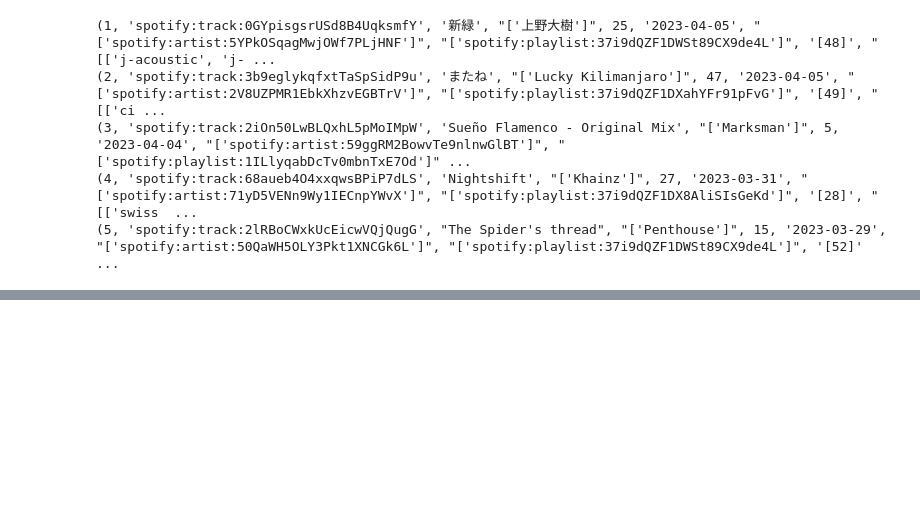
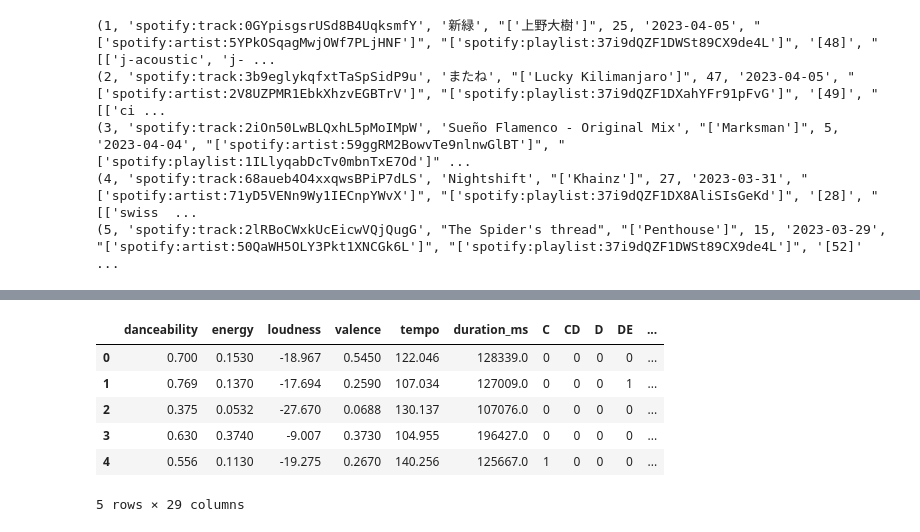
Before and after one commit to kcwaggs/project-4, a Jupyter notebook: resources/sql-resources/sql.ipynb, the cells around one changed output, grey strips where cells are left out. Cells and saved outputs as stored; diff of their text form; code cells hidden in the pictures; blank space fills up the shorter version.

Commit message:
added additional queries for modeling

```diff
--- a/resources/sql-resources/sql.ipynb
+++ b/resources/sql-resources/sql.ipynb
@@ -145,0 +210,14 @@ with open(additional_attributes_csv, 'w', newline='') as file:
+# %%
+# audio features model with thresholds
+model_three = ['danceability', 'energy', 'loudness', 'valence', 'tempo', 'duration_ms','C', 'CD', 'D', 'DE', 'E', 'F', 'FG', 'G', 'GA', 'A', 'AB', 'B', 'mode_minor', 'mode_major', 'speechiness_mixed', 'speechiness_non_speech', 'speechiness_speech', 'instrumentalness_above_5', 'instrumentalness_below_5', 'is_live', 'is_not_live', 'time_signature_4_4', 'time_signature_other']
+
+model_three_query = f"select {', '.join(model_three)} from dataset"
+result = session.execute(model_three_query)
+for i, row in enumerate(result):
+    if i >= 5:
+        break
+    print(row)
+
+# create model dataframe
+model_three_rows = result.fetchall()
+model_three_df = pd.DataFrame(model_three_rows, columns = model_three)
@@ -145,0 +230,10 @@ with open(additional_attributes_csv, 'w', newline='') as file:
+# %%
+model_three_df.head()
+# %% [output]
+|  | danceability | energy | loudness | valence | tempo | duration_ms | C | CD | D | DE | ... |
+| 0 | 0.700 | 0.1530 | -18.967 | 0.5450 | 122.046 | 128339.0 | 0 | 0 | 0 | 0 | ... |
+| 1 | 0.769 | 0.1370 | -17.694 | 0.2590 | 107.034 | 127009.0 | 0 | 0 | 0 | 1 | ... |
+| 2 | 0.375 | 0.0532 | -27.670 | 0.0688 | 130.137 | 107076.0 | 0 | 0 | 0 | 0 | ... |
+| 3 | 0.630 | 0.3740 | -9.007 | 0.3730 | 104.955 | 196427.0 | 0 | 0 | 0 | 0 | ... |
+| 4 | 0.556 | 0.1130 | -19.275 | 0.2670 | 140.256 | 125667.0 | 1 | 0 | 0 | 0 | ... |
+5 rows × 29 columns
```
Also changed, not shown: parts of 19 cells of this notebook.
